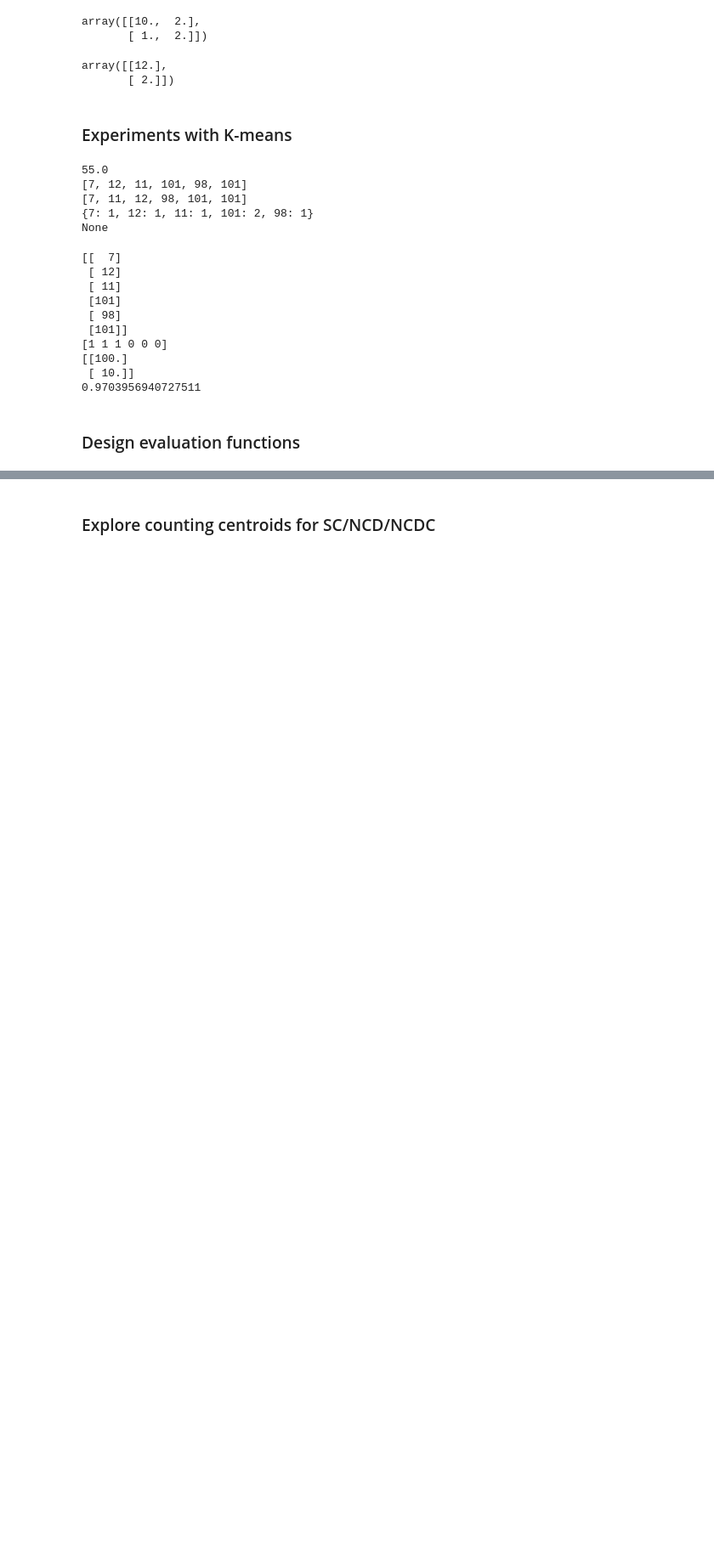
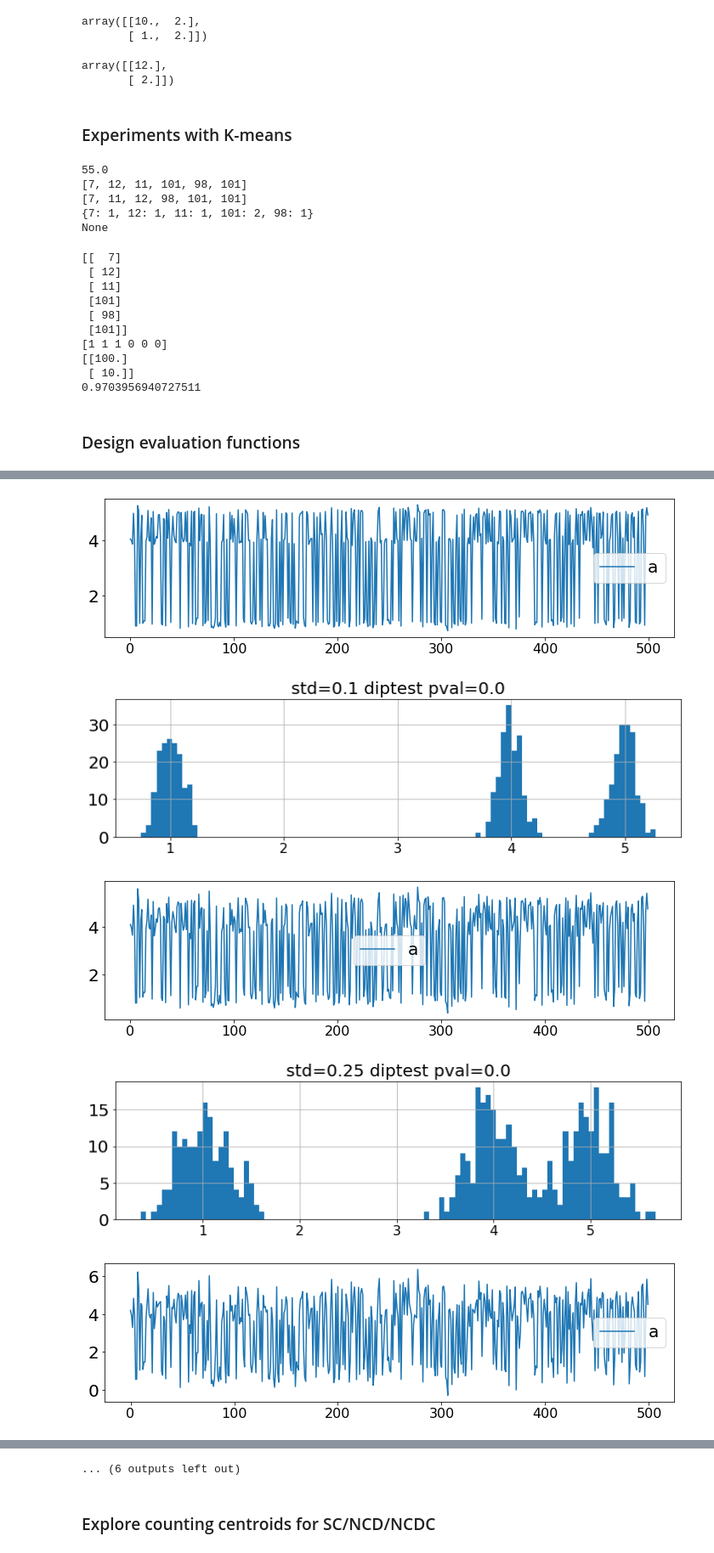
Before and after one commit to aigents/pygents, a Jupyter notebook: notebooks/cluster/clustering_quantification_2024.ipynb, the cells around one changed output, grey strips where cells are left out. Shown at 85% size. Cells and saved outputs as stored; diff of their text form; code cells hidden in the pictures; blank space fills up the shorter version.

```diff
--- a/notebooks/cluster/clustering_quantification_2024.ipynb
+++ b/notebooks/cluster/clustering_quantification_2024.ipynb
@@ -387,22 +306,0 @@ print(dip,pval)
-# %%
-
-for std in [0.1,0.25,0.5,0.75,1.0,1.25,1.5,1.75,2.0]:
-    a = make_scaled_blobs(cluster_std=std)
-
-    df = pd.DataFrame(a,columns=['a'])
-    plt.rc('legend',fontsize=20)
-    plt.rc('xtick', labelsize=16)
-    plt.rc('ytick', labelsize=20)
-    plt.rcParams['axes.labelsize'] = 20
-    plt.rcParams['axes.titlesize'] = 20
-    plt.rcParams["figure.figsize"] = (12,3);
-    df.plot()
-    plt.show()
-
-    aa = np.array([aa[0] for aa in a])
-    dip, pval = diptest.diptest(aa)
-    #print(dip,pval)
-    df = pd.DataFrame(aa,columns=['a'])
-    df.hist(bins=100)
-    plt.title('std='+str(std)+' diptest pval='+str(pval))
-    plt.show()
@@ -422,0 +348,28 @@ for std in [0.1,0.25,0.5,0.75,1.0,1.25,1.5,1.75,2.0]:
+# %%
+
+for std in [0.1,0.25,0.5,0.75,1.0,1.25,1.5,1.75,2.0]:
+    a = make_scaled_blobs(n_samples=500,cluster_std=std)
+
+    df = pd.DataFrame(a,columns=['a'])
+    plt.rc('legend',fontsize=20)
+    plt.rc('xtick', labelsize=16)
+    plt.rc('ytick', labelsize=20)
+    plt.rcParams['axes.labelsize'] = 20
+    plt.rcParams['axes.titlesize'] = 20
+    plt.rcParams["figure.figsize"] = (12,3);
+    df.plot()
+    plt.show()
+
+    aa = np.array([aa[0] for aa in a])
+    dip, pval = diptest.diptest(aa)
+    #print(dip,pval)
+    df = pd.DataFrame(aa,columns=['a'])
+    df.hist(bins=100)
+    plt.title('std='+str(std)+' diptest pval='+str(pval))
+    plt.show()
+# %% [output]
+[figure, added]
+[figure, added]
+[figure, added]
+[figure, added]
+[figure, added]
@@ -423,3 +383,4 @@ for std in [0.1,0.25,0.5,0.75,1.0,1.25,1.5,1.75,2.0]:
+... (6 outputs left out)
 # %% [markdown]
 ### Explore counting centroids for SC/NCD/NCDC
 # %%
```
Also changed, not shown: parts of 23 cells of this notebook, 3 other files.
